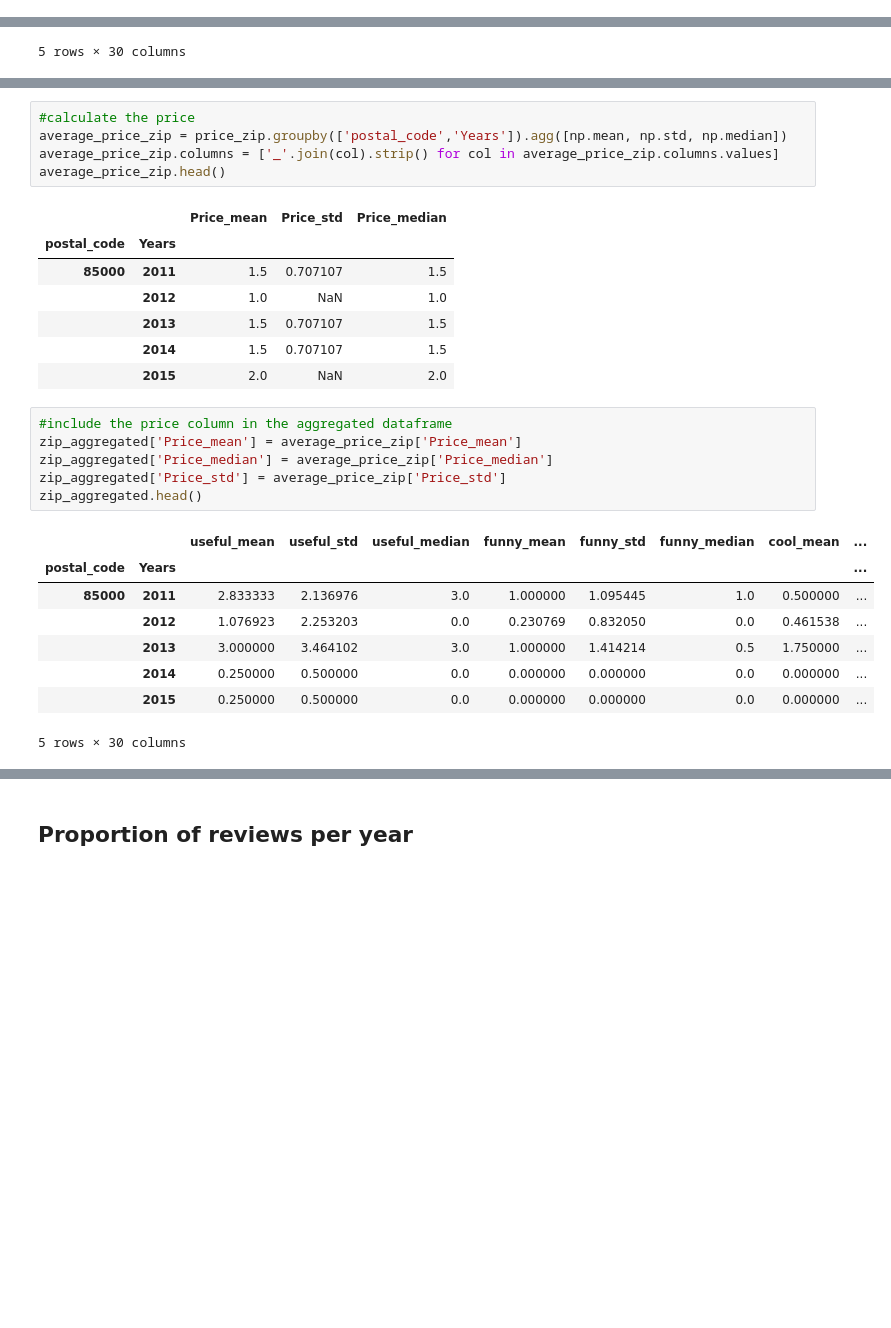
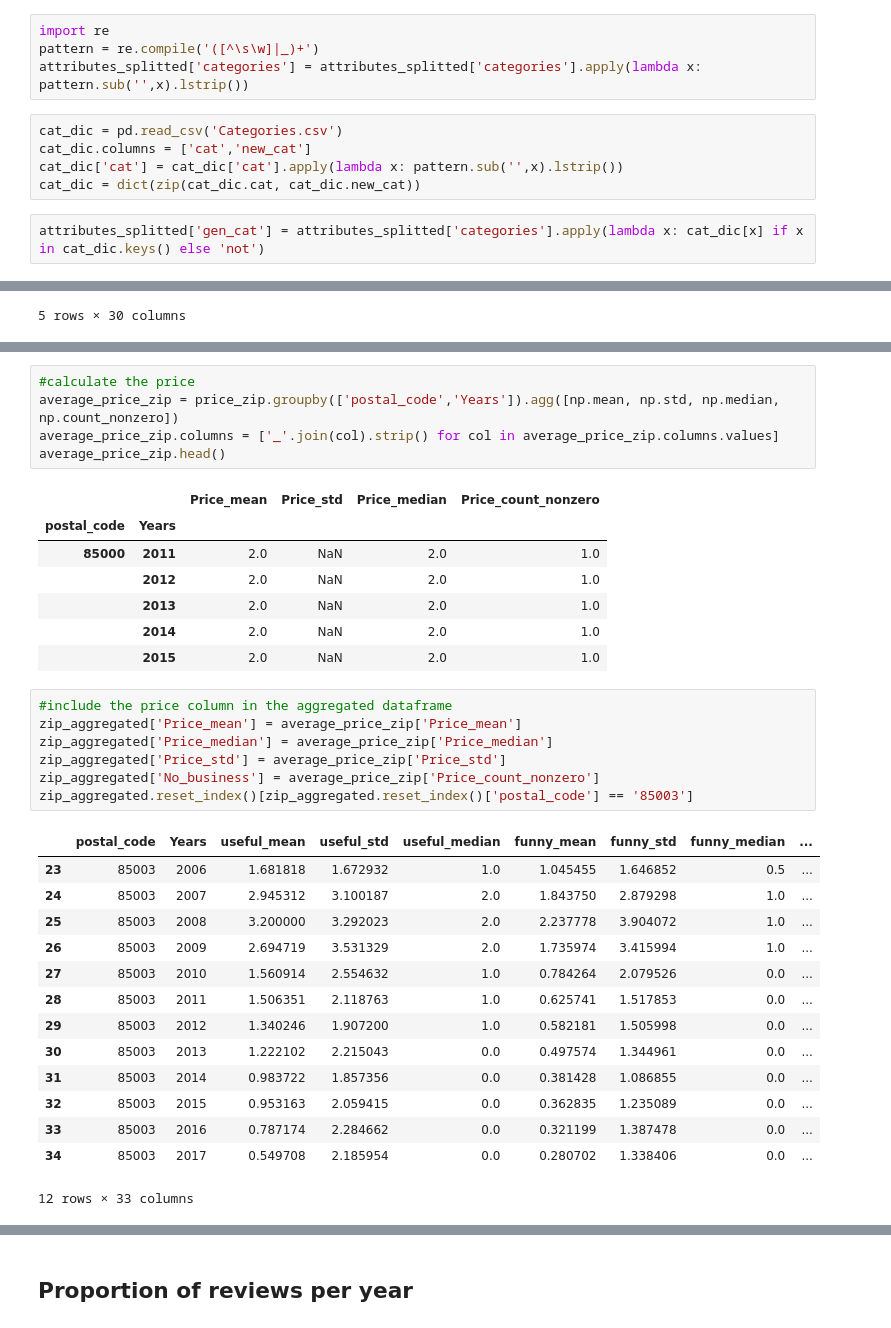
Before and after one commit to joroscha/ml, a Jupyter notebook: Feature Creation All Zip.ipynb, the cells around one changed output, grey strips where cells are left out. Cells and saved outputs as stored; diff of their text form; blank space fills up the shorter version.

```diff
--- a/Feature Creation All Zip.ipynb
+++ b/Feature Creation All Zip.ipynb
@@ -42,0 +52,11 @@ attributes_splitted.columns = ['Attributes', 'business_id']
+# %%
+import re
+pattern = re.compile('([^\s\w]|_)+')
+attributes_splitted['categories'] = attributes_splitted['categories'].apply(lambda x: pattern.sub('',x).lstrip())
+# %%
+cat_dic = pd.read_csv('Categories.csv')
+cat_dic.columns = ['cat','new_cat']
+cat_dic['cat'] = cat_dic['cat'].apply(lambda x: pattern.sub('',x).lstrip())
+cat_dic = dict(zip(cat_dic.cat, cat_dic.new_cat))
+# %%
+attributes_splitted['gen_cat'] = attributes_splitted['categories'].apply(lambda x: cat_dic[x] if x in cat_dic.keys() else 'not')
@@ -164,28 +188,35 @@ price_zip.head()
 # %%
 #calculate the price
-average_price_zip = price_zip.groupby(['postal_code','Years']).agg([np.mean, np.std, np.median])
+average_price_zip = price_zip.groupby(['postal_code','Years']).agg([np.mean, np.std, np.median, np.count_nonzero])
 average_price_zip.columns = ['_'.join(col).strip() for col in average_price_zip.columns.values]
 average_price_zip.head()
 # %% [output]
-|  |  | Price_mean | Price_std | Price_median |
-| postal_code | Years |  |  |  |
-| 85000 | 2011 | 1.5 | 0.707107 | 1.5 |
-|  | 2012 | 1.0 | NaN | 1.0 |
-|  | 2013 | 1.5 | 0.707107 | 1.5 |
-|  | 2014 | 1.5 | 0.707107 | 1.5 |
-|  | 2015 | 2.0 | NaN | 2.0 |
+|  |  | Price_mean | Price_std | Price_median | Price_count_nonzero |
+| postal_code | Years |  |  |  |  |
+| 85000 | 2011 | 2.0 | NaN | 2.0 | 1.0 |
+|  | 2012 | 2.0 | NaN | 2.0 | 1.0 |
+|  | 2013 | 2.0 | NaN | 2.0 | 1.0 |
+|  | 2014 | 2.0 | NaN | 2.0 | 1.0 |
+|  | 2015 | 2.0 | NaN | 2.0 | 1.0 |
 # %%
 #include the price column in the aggregated dataframe
 zip_aggregated['Price_mean'] = average_price_zip['Price_mean']
 zip_aggregated['Price_median'] = average_price_zip['Price_median']
 zip_aggregated['Price_std'] = average_price_zip['Price_std']
-zip_aggregated.head()
+zip_aggregated['No_business'] = average_price_zip['Price_count_nonzero']
+zip_aggregated.reset_index()[zip_aggregated.reset_index()['postal_code'] == '85003']
 # %% [output]
-|  |  | useful_mean | useful_std | useful_median | funny_mean | funny_std | funny_median | cool_mean | ... |
-| postal_code | Years |  |  |  |  |  |  |  | ... |
-| 85000 | 2011 | 2.833333 | 2.136976 | 3.0 | 1.000000 | 1.095445 | 1.0 | 0.500000 | ... |
-|  | 2012 | 1.076923 | 2.253203 | 0.0 | 0.230769 | 0.832050 | 0.0 | 0.461538 | ... |
-|  | 2013 | 3.000000 | 3.464102 | 3.0 | 1.000000 | 1.414214 | 0.5 | 1.750000 | ... |
-|  | 2014 | 0.250000 | 0.500000 | 0.0 | 0.000000 | 0.000000 | 0.0 | 0.000000 | ... |
-|  | 2015 | 0.250000 | 0.500000 | 0.0 | 0.000000 | 0.000000 | 0.0 | 0.000000 | ... |
+|  | postal_code | Years | useful_mean | useful_std | useful_median | funny_mean | funny_std | funny_median | ... |
+| 23 | 85003 | 2006 | 1.681818 | 1.672932 | 1.0 | 1.045455 | 1.646852 | 0.5 | ... |
+| 24 | 85003 | 2007 | 2.945312 | 3.100187 | 2.0 | 1.843750 | 2.879298 | 1.0 | ... |
+| 25 | 85003 | 2008 | 3.200000 | 3.292023 | 2.0 | 2.237778 | 3.904072 | 1.0 | ... |
+| 26 | 85003 | 2009 | 2.694719 | 3.531329 | 2.0 | 1.735974 | 3.415994 | 1.0 | ... |
+| 27 | 85003 | 2010 | 1.560914 | 2.554632 | 1.0 | 0.784264 | 2.079526 | 0.0 | ... |
+| 28 | 85003 | 2011 | 1.506351 | 2.118763 | 1.0 | 0.625741 | 1.517853 | 0.0 | ... |
+| 29 | 85003 | 2012 | 1.340246 | 1.907200 | 1.0 | 0.582181 | 1.505998 | 0.0 | ... |
+| 30 | 85003 | 2013 | 1.222102 | 2.215043 | 0.0 | 0.497574 | 1.344961 | 0.0 | ... |
+| 31 | 85003 | 2014 | 0.983722 | 1.857356 | 0.0 | 0.381428 | 1.086855 | 0.0 | ... |
+| 32 | 85003 | 2015 | 0.953163 | 2.059415 | 0.0 | 0.362835 | 1.235089 | 0.0 | ... |
+| 33 | 85003 | 2016 | 0.787174 | 2.284662 | 0.0 | 0.321199 | 1.387478 | 0.0 | ... |
+| 34 | 85003 | 2017 | 0.549708 | 2.185954 | 0.0 | 0.280702 | 1.338406 | 0.0 | ... |
-5 rows × 30 columns
+12 rows × 33 columns
```
Also changed, not shown: parts of 75 cells of this notebook, 2 other files.
